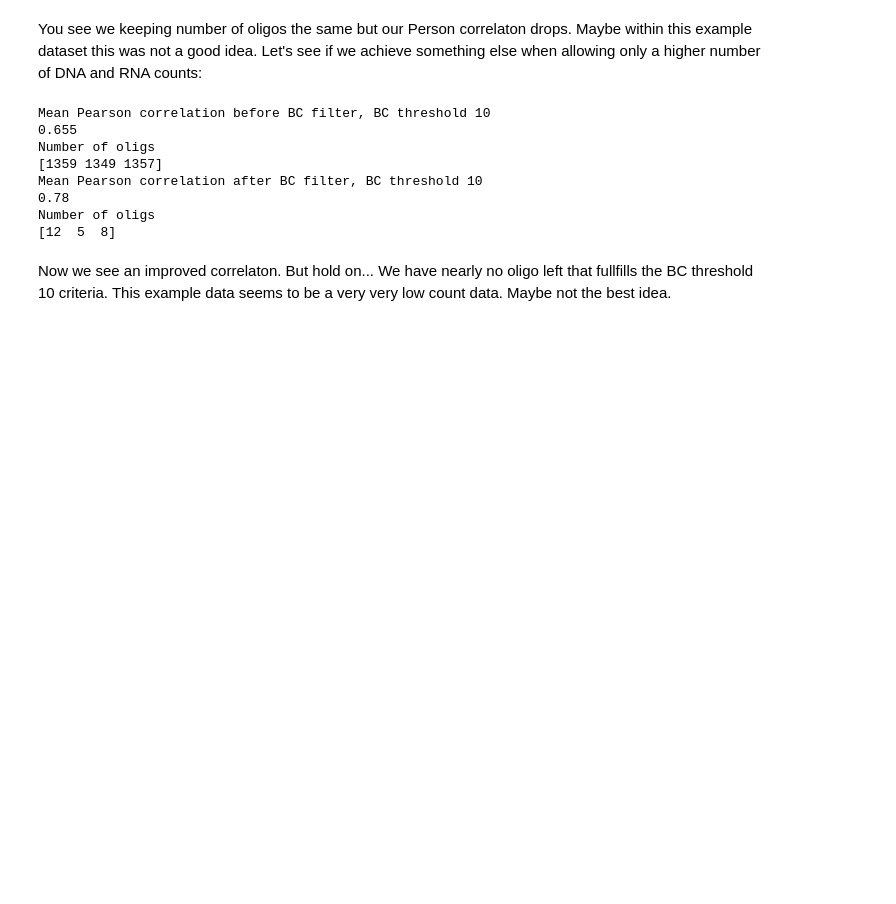
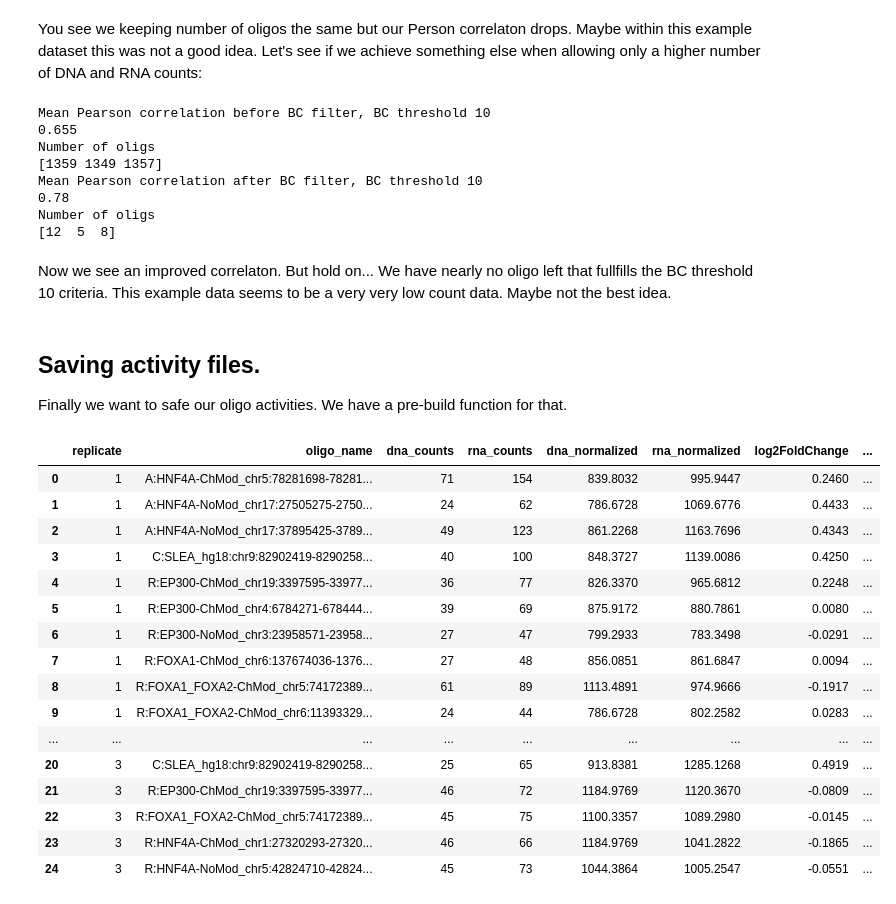
Before and after one commit to kircherlab/MPRAlib, a Jupyter notebook: examples/mpralib.ipynb, the cells around one changed output. Saved outputs shown, nothing was run; the diff lists cells and outputs as text; code cells hidden in the pictures; blank space fills up the shorter version.

```diff
--- a/examples/mpralib.ipynb
+++ b/examples/mpralib.ipynb
@@ -199,3 +199,31 @@ Number of oligs
 [12  5  8]
 # %% [markdown]
 Now we see an improved correlaton. But hold on... We have nearly no oligo left that fullfills the BC threshold 10 criteria. This example data seems to be a very very low count data. Maybe not the best idea.
+# %% [markdown]
+## Saving activity files.
+
+Finally we want to safe our oligo activities. We have a pre-build function for that.
+# %%
+from mpralib.utils import export_activity_file, export_barcode_file
+export_activity_file(mpradata, "activity.tsv")
+
+df = pd.read_csv("activity.tsv", sep='\t')
+display(df)
+# %% [output]
+|  | replicate | oligo_name | dna_counts | rna_counts | dna_normalized | rna_normalized | log2FoldChange | ... |
+| 0 | 1 | A:HNF4A-ChMod_chr5:78281698-78281... | 71 | 154 | 839.8032 | 995.9447 | 0.2460 | ... |
+| 1 | 1 | A:HNF4A-NoMod_chr17:27505275-2750... | 24 | 62 | 786.6728 | 1069.6776 | 0.4433 | ... |
+| 2 | 1 | A:HNF4A-NoMod_chr17:37895425-3789... | 49 | 123 | 861.2268 | 1163.7696 | 0.4343 | ... |
+| 3 | 1 | C:SLEA_hg18:chr9:82902419-8290258... | 40 | 100 | 848.3727 | 1139.0086 | 0.4250 | ... |
+| 4 | 1 | R:EP300-ChMod_chr19:3397595-33977... | 36 | 77 | 826.3370 | 965.6812 | 0.2248 | ... |
+| 5 | 1 | R:EP300-ChMod_chr4:6784271-678444... | 39 | 69 | 875.9172 | 880.7861 | 0.0080 | ... |
+| 6 | 1 | R:EP300-NoMod_chr3:23958571-23958... | 27 | 47 | 799.2933 | 783.3498 | -0.0291 | ... |
+| 7 | 1 | R:FOXA1-ChMod_chr6:137674036-1376... | 27 | 48 | 856.0851 | 861.6847 | 0.0094 | ... |
+| 8 | 1 | R:FOXA1_FOXA2-ChMod_chr5:74172389... | 61 | 89 | 1113.4891 | 974.9666 | -0.1917 | ... |
+| 9 | 1 | R:FOXA1_FOXA2-ChMod_chr6:11393329... | 24 | 44 | 786.6728 | 802.2582 | 0.0283 | ... |
+| ... | ... | ... | ... | ... | ... | ... | ... | ... |
+| 20 | 3 | C:SLEA_hg18:chr9:82902419-8290258... | 25 | 65 | 913.8381 | 1285.1268 | 0.4919 | ... |
+| 21 | 3 | R:EP300-ChMod_chr19:3397595-33977... | 46 | 72 | 1184.9769 | 1120.3670 | -0.0809 | ... |
+| 22 | 3 | R:FOXA1_FOXA2-ChMod_chr5:74172389... | 45 | 75 | 1100.3357 | 1089.2980 | -0.0145 | ... |
+| 23 | 3 | R:HNF4A-ChMod_chr1:27320293-27320... | 46 | 66 | 1184.9769 | 1041.2822 | -0.1865 | ... |
+| 24 | 3 | R:HNF4A-NoMod_chr5:42824710-42824... | 45 | 73 | 1044.3864 | 1005.2547 | -0.0551 | ... |
```
Also changed, not shown: parts of 3 cells of this notebook.
